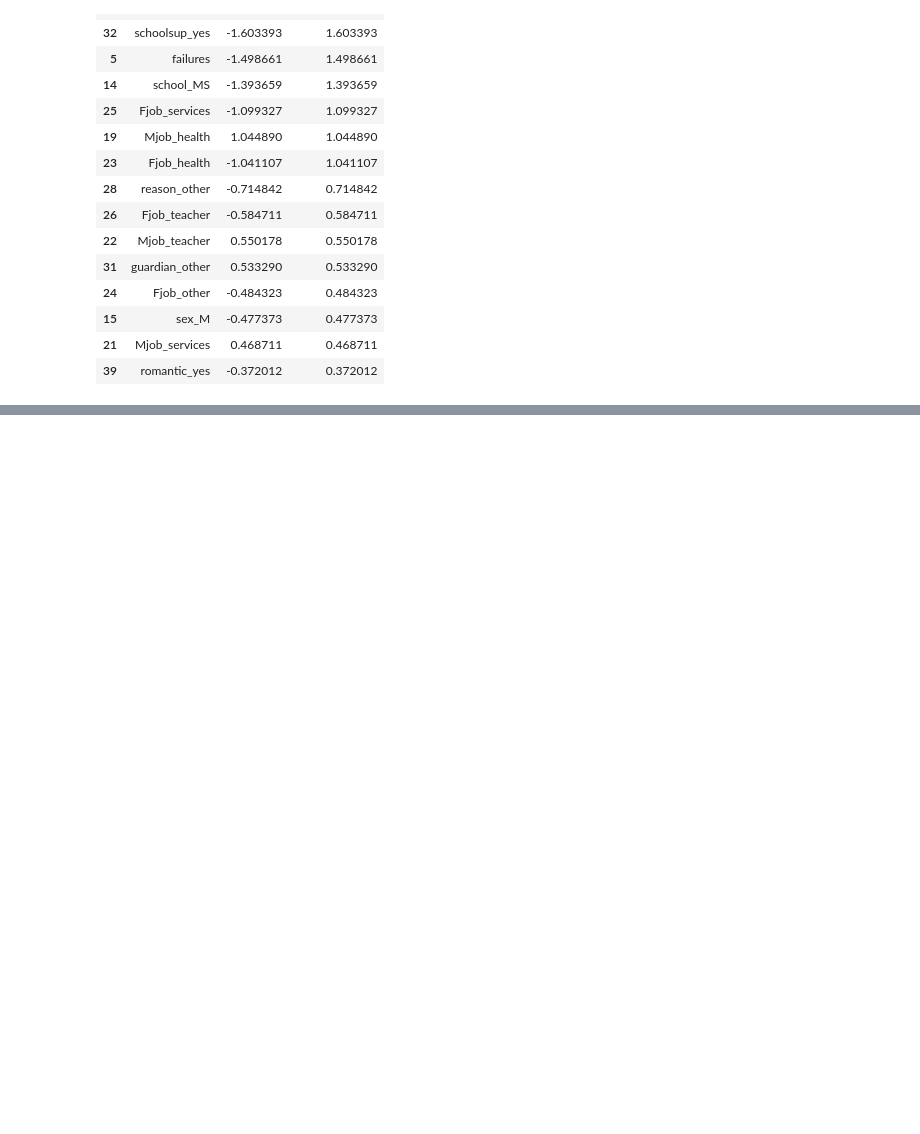
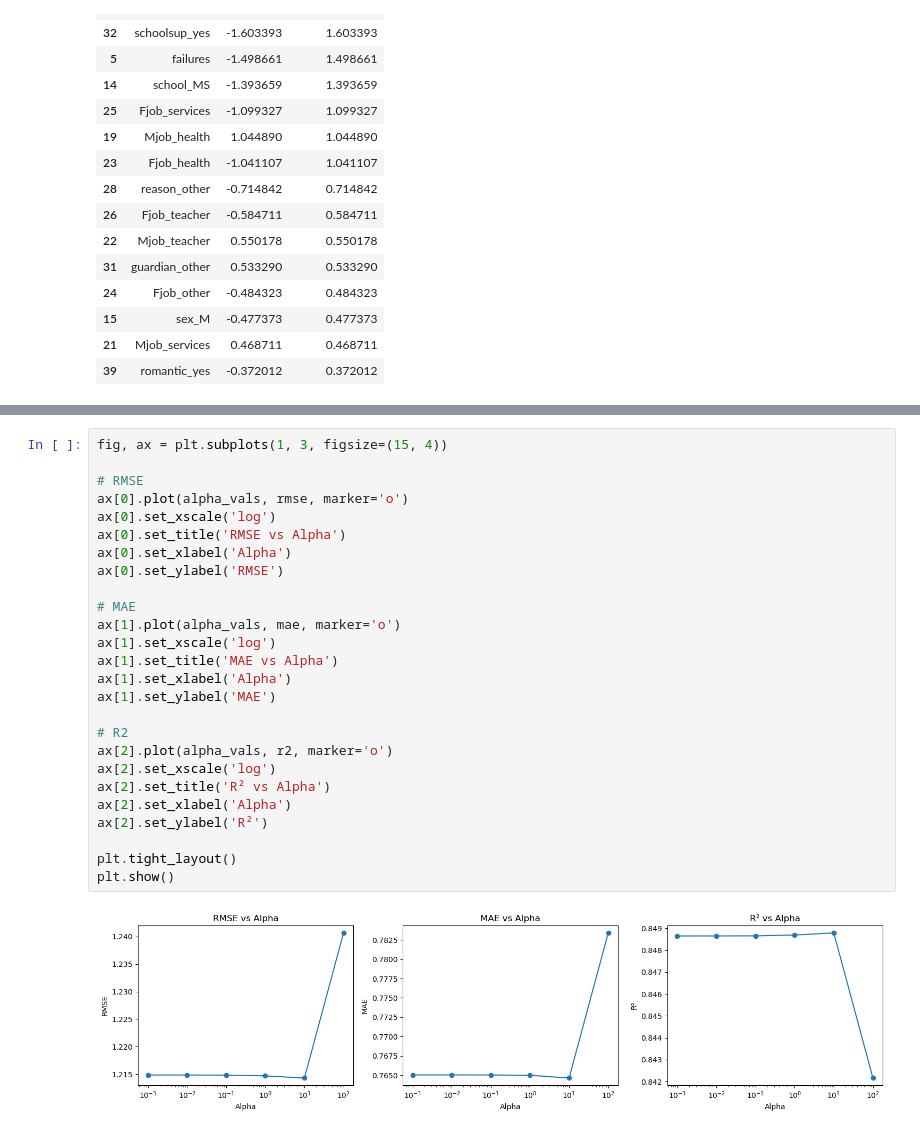
Before and after one commit to OctFog/Math-189-Project, a Jupyter notebook: student_performance.ipynb, the cells around one changed output, grey strips where cells are left out. Saved outputs shown, nothing was run; the diff lists cells and outputs as text; blank space fills up the shorter version.

```diff
--- a/student_performance.ipynb
+++ b/student_performance.ipynb
@@ -693,0 +778,28 @@ coef_df.sort_values("Abs Coefficient", ascending=False).head(15)
+# %%
+fig, ax = plt.subplots(1, 3, figsize=(15, 4))
+
+# RMSE
+ax[0].plot(alpha_vals, rmse, marker='o')
+ax[0].set_xscale('log')
+ax[0].set_title('RMSE vs Alpha')
+ax[0].set_xlabel('Alpha')
+ax[0].set_ylabel('RMSE')
+
+# MAE
+ax[1].plot(alpha_vals, mae, marker='o')
+ax[1].set_xscale('log')
+ax[1].set_title('MAE vs Alpha')
+ax[1].set_xlabel('Alpha')
+ax[1].set_ylabel('MAE')
+
+# R2
+ax[2].plot(alpha_vals, r2, marker='o')
+ax[2].set_xscale('log')
+ax[2].set_title('R² vs Alpha')
+ax[2].set_xlabel('Alpha')
+ax[2].set_ylabel('R²')
+
+plt.tight_layout()
+plt.show()
+# %% [output]
+[figure, added]
```
Also changed, not shown: parts of 10 cells of this notebook.
